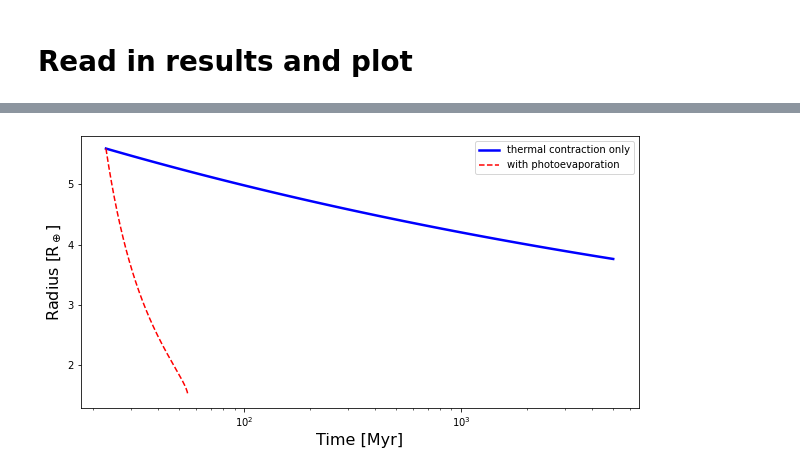
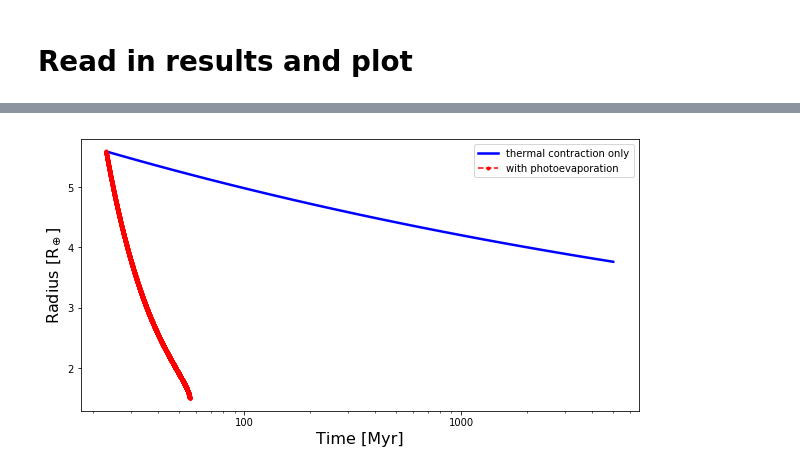
Before and after one commit to lketzer/platypos, a Jupyter notebook: examples/Evolve_one_planet.ipynb, the cells around one changed output, grey strips where cells are left out. Saved outputs shown, nothing was run; the diff lists cells and outputs as text; code cells hidden in the pictures.

```diff
--- a/examples/Evolve_one_planet.ipynb
+++ b/examples/Evolve_one_planet.ipynb
@@ -127,3 +730,18 @@ pl = Planet_LoFo14(dict_star, dict_pl)
 #pl.__dict__
 # %% [markdown]
 # Evolve & create outputs
+# %%
+planet_c = {"core_mass": 5.0, "radius": R_c, "distance": a_c, "metallicity": "solarZ"}
+planet_d = {"core_mass": 5.0, "radius": R_d, "distance": a_d, "metallicity": "solarZ"}
+planet_b = {"core_mass": 5.0, "radius": R_b, "distance": a_b, "metallicity": "solarZ"}
+planet_e = {"core_mass": 5.0, "radius": R_e, "distance": a_e, "metallicity": "solarZ"}
+
+# variable step size
+pl_c_5 = Planet_LoFo14(star_dictionary=star_V1298Tau, planet_dict=planet_c)
+pl_d_5 = Planet_LoFo14(star_dictionary=star_V1298Tau, planet_dict=planet_d)
+pl_b_5 = Planet_LoFo14(star_dictionary=star_V1298Tau, planet_dict=planet_b)
+pl_e_5 = Planet_LoFo14(star_dictionary=star_V1298Tau, planet_dict=planet_e)
+planet_list_Mcore5 = [pl_c_5, pl_d_5, pl_b_5, pl_e_5]
+
+pl = planet_list_Mcore5[0]
+pl.distance
@@ -172,21 +794,25 @@ df_pl.tail()
 # %%
 fig, ax = plt.subplots(figsize=(10,5))
 age_arr = np.logspace(np.log10(pl.age), np.log10(t_final), 100)
 
-if (type(pl) == platypos.planet_LoFo14.Planet_LoFo14
-        or type(pl) == platypos.planet_LoFo14_PAPER.Planet_LoFo14_PAPER):
+if (type(pl) == Planet_LoFo14):
     ax.plot(age_arr, plmoLoFo14.calculate_planet_radius(pl.core_mass, pl.fenv, age_arr, pl.flux, pl.metallicity), \
             lw=2.5, label='thermal contraction only', color="blue")
-    ax.plot(df_pl["Time"], df_pl["Radius"],
-            marker="None", ls="--", label='with photoevaporation', color="red")
-else:
-    ax.plot(df_pl["Time"], df_pl["Radius"], marker="None", ls="--", label='with photoevaporation', color="red")
+elif (type(pl) == Planet_ChRo16):
+     ax.plot(age_arr, plmoChRo16.calculate_planet_radius(pl.core_mass, pl.fenv, pl.flux,age_arr, pl.core_comp), \
+            lw=2.5, label='thermal contraction only', color="blue")
+
+ax.plot(df_pl["Time"], df_pl["Radius"],
+        marker=".", ls="--", label='with photoevaporation', color="red")
 
 ax.legend(fontsize=10)
 ax.set_xlabel("Time [Myr]", fontsize=16)
 ax.set_ylabel("Radius [R$_\oplus$]", fontsize=16)
 ax.set_xscale('log')
 #ax.set_ylim(5.15, 5.62)
+for axis in [ax.xaxis]:
+    formatter = FuncFormatter(lambda y, _: '{:.16g}'.format(y))
+    axis.set_major_formatter(formatter)
 plt.show()
 # %% [output]
-[figure, old version]
+[figure, new version]
```
Also changed, not shown: parts of 24 cells of this notebook.
